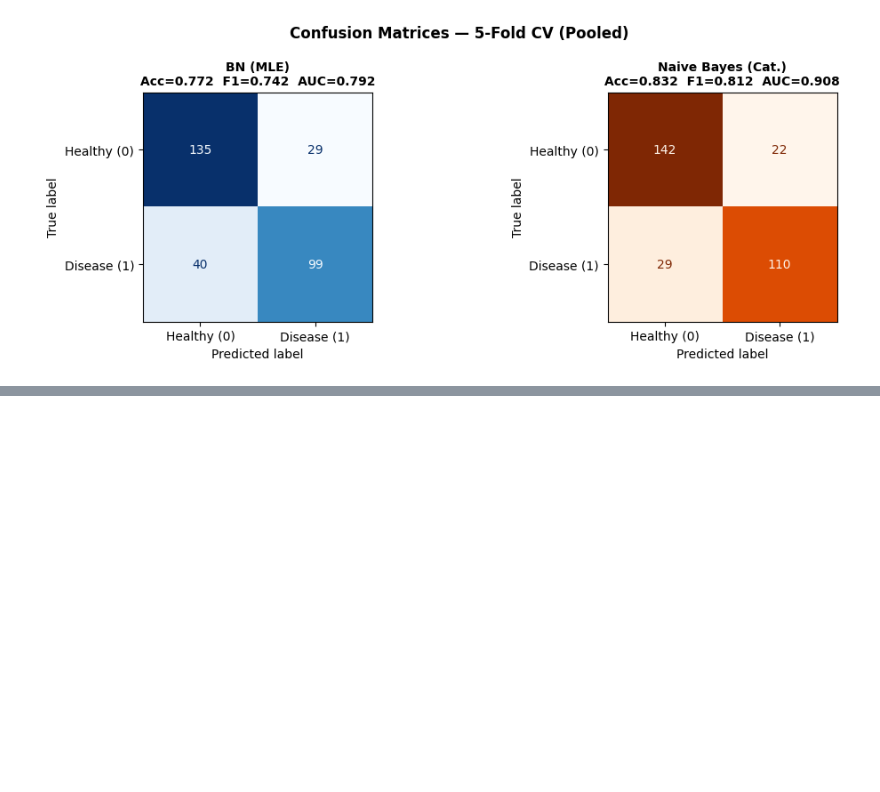
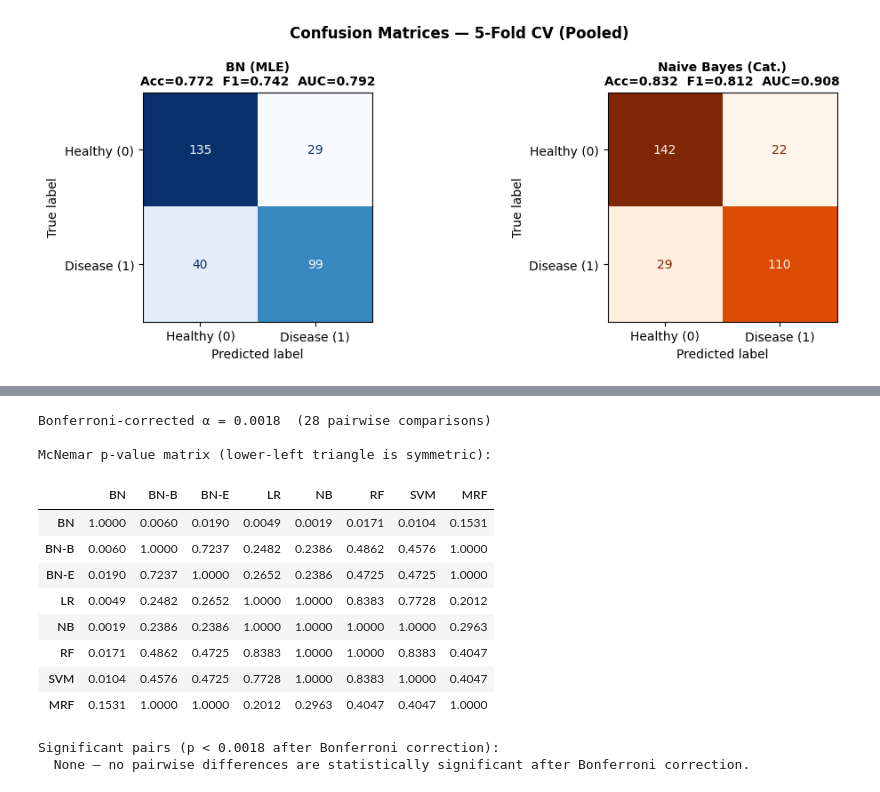
Before and after one commit to cheahcha/cs5340-project, a Jupyter notebook: evaluation.ipynb, the cells around one changed output, grey strips where cells are left out. Saved outputs shown, nothing was run; the diff lists cells and outputs as text; code cells hidden in the pictures; blank space fills up the shorter version.

```diff
--- a/evaluation.ipynb
+++ b/evaluation.ipynb
@@ -628,0 +592,73 @@ Best baseline by AUC: NaiveBayes  (mean AUC = 0.9115)
+# %%
+from itertools import combinations
+from scipy.stats import chi2
+
+def mcnemar_test(y_true, pred_a, pred_b):
+    """McNemar's test using pooled fold predictions. Returns chi2 stat and p-value."""
+    y = np.asarray(y_true)
+    pa = np.asarray(pred_a)
+    pb = np.asarray(pred_b)
+    a_wrong = (pa != y)
+    b_wrong = (pb != y)
+    # b=a wrong, b right | c=a right, b wrong
+    b = np.sum(a_wrong & ~b_wrong)
+    c = np.sum(~a_wrong & b_wrong)
+    if b + c == 0:
+        return 0.0, 1.0
+    # Edwards' continuity correction
+    chi2_stat = (abs(b - c) - 1) ** 2 / (b + c)
+    p_val = chi2.sf(chi2_stat, df=1)
+    return chi2_stat, p_val
+
+# Build binary predictions from pooled probabilities
+pool_pred = {name: (np.array(pool_proba[name]) >= 0.5).astype(int) for name in MODEL_NAMES}
+y_all = np.array(pool_true['BayesianNetwork'])  # identical across all models (same folds)
+
+n = len(MODEL_NAMES)
+p_matrix = np.ones((n, n))
+stat_matrix = np.zeros((n, n))
+
+for i, j in combinations(range(n), 2):
+    m_i, m_j = MODEL_NAMES[i], MODEL_NAMES[j]
+    stat, p = mcnemar_test(y_all, pool_pred[m_i], pool_pred[m_j])
+    p_matrix[i, j] = p
+    p_matrix[j, i] = p
+    stat_matrix[i, j] = stat
+    stat_matrix[j, i] = stat
+
+short = ['BN', 'BN-B', 'BN-E', 'LR', 'NB', 'RF', 'SVM', 'MRF']
+alpha_bonf = 0.05 / (n * (n - 1) / 2)
+print(f'Bonferroni-corrected α = {alpha_bonf:.4f}  (28 pairwise comparisons)\n')
+
+# Display p-value matrix
+p_df = pd.DataFrame(p_matrix, index=short, columns=short).round(4)
+print('McNemar p-value matrix (lower-left triangle is symmetric):')
+display(p_df)
+
+# Highlight significant pairs
+sig_pairs = []
+for i, j in combinations(range(n), 2):
+    if p_matrix[i, j] < alpha_bonf:
+        sig_pairs.append((short[i], short[j], p_matrix[i, j]))
+
+print(f'\nSignificant pairs (p < {alpha_bonf:.4f} after Bonferroni correction):')
+if sig_pairs:
+    for a, b, p in sorted(sig_pairs, key=lambda x: x[2]):
+        print(f'  {a} vs {b}:  p = {p:.5f}')
+else:
+    print('  None — no pairwise differences are statistically significant after Bonferroni correction.')
+# %% [output]
+Bonferroni-corrected α = 0.0018  (28 pairwise comparisons)
+
+McNemar p-value matrix (lower-left triangle is symmetric):
+|  | BN | BN-B | BN-E | LR | NB | RF | SVM | MRF |
+| BN | 1.0000 | 0.0060 | 0.0190 | 0.0049 | 0.0019 | 0.0171 | 0.0104 | 0.1531 |
+| BN-B | 0.0060 | 1.0000 | 0.7237 | 0.2482 | 0.2386 | 0.4862 | 0.4576 | 1.0000 |
+| BN-E | 0.0190 | 0.7237 | 1.0000 | 0.2652 | 0.2386 | 0.4725 | 0.4725 | 1.0000 |
+| LR | 0.0049 | 0.2482 | 0.2652 | 1.0000 | 1.0000 | 0.8383 | 0.7728 | 0.2012 |
+| NB | 0.0019 | 0.2386 | 0.2386 | 1.0000 | 1.0000 | 1.0000 | 1.0000 | 0.2963 |
+| RF | 0.0171 | 0.4862 | 0.4725 | 0.8383 | 1.0000 | 1.0000 | 0.8383 | 0.4047 |
+| SVM | 0.0104 | 0.4576 | 0.4725 | 0.7728 | 1.0000 | 0.8383 | 1.0000 | 0.4047 |
+| MRF | 0.1531 | 1.0000 | 1.0000 | 0.2012 | 0.2963 | 0.4047 | 0.4047 | 1.0000 |
+Significant pairs (p < 0.0018 after Bonferroni correction):
+  None — no pairwise differences are statistically significant after Bonferroni correction.
```
Also changed, not shown: parts of 9 cells of this notebook.
